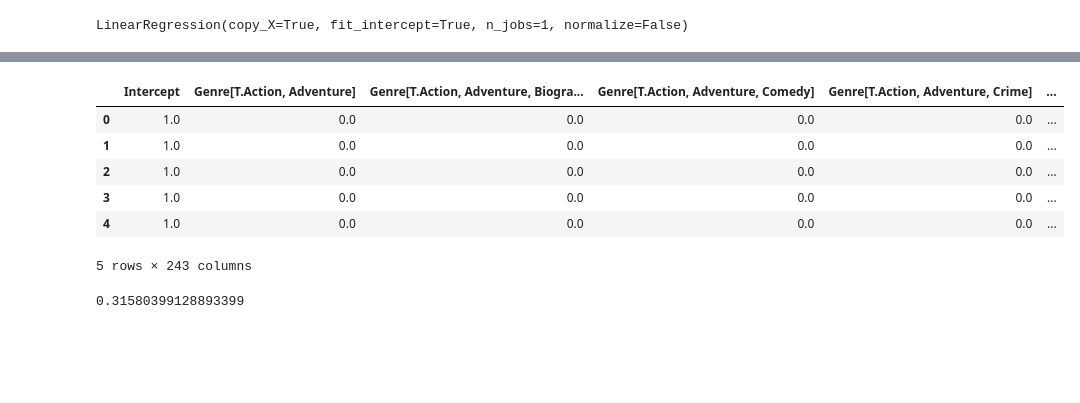
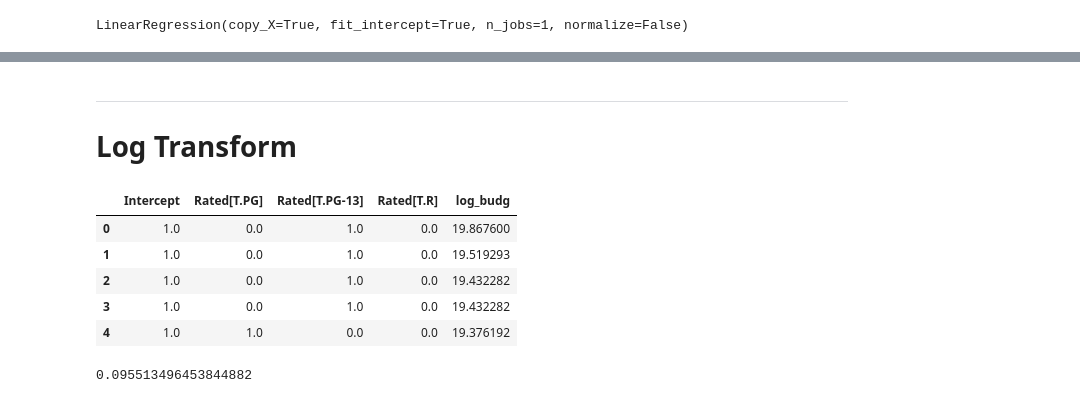
Before and after one commit to bryantbiggs/movie_torrents, a Jupyter notebook: Rating_Analysis_Draft1.ipynb, the cells around one changed output, grey strips where cells are left out. Cells and saved outputs as stored; diff of their text form; code cells hidden in the pictures; blank space fills up the shorter version.

```diff
--- a/Rating_Analysis_Draft1.ipynb
+++ b/Rating_Analysis_Draft1.ipynb
@@ -188,5 +146,5 @@ print(srt)
 # %%
-df_sub = df[['Prod_Budget', 'Genre', 'Total_Torrents']]
+df_sub = df[['Prod_Budget', 'Rated', 'Total_Torrents']]
 df_sub.describe()
 # %% [output]
 |  | Prod_Budget | Total_Torrents |
@@ -211,3 +169,7 @@ array([[<matplotlib.axes._subplots.AxesSubplot object at 0x...>,
+# %%
+# select only genres of significance
+rating = ['R', 'PG-13', 'PG', 'G']
+df_sub = df_sub.loc[df_sub['Rated'].isin(rating)]
 # %%
 from patsy import dmatrices
 
@@ -283,14 +278,16 @@ array([[<matplotlib.axes._subplots.AxesSubplot object at 0x...>,
+# %% [markdown]
+---
+# Log Transform
 # %%
-y, x = dmatrices('log_tor ~ log_budg + Genre', data=df_sub, return_type='dataframe')
+y, x = dmatrices('log_tor ~ log_budg + Rated', data=df_sub, return_type='dataframe')
 x.head()
 # %% [output]
-|  | Intercept | Genre[T.Action, Adventure] | Genre[T.Action, Adventure, Biogra... | Genre[T.Action, Adventure, Comedy] | Genre[T.Action, Adventure, Crime] | ... |
-| 0 | 1.0 | 0.0 | 0.0 | 0.0 | 0.0 | ... |
-| 1 | 1.0 | 0.0 | 0.0 | 0.0 | 0.0 | ... |
-| 2 | 1.0 | 0.0 | 0.0 | 0.0 | 0.0 | ... |
-| 3 | 1.0 | 0.0 | 0.0 | 0.0 | 0.0 | ... |
-| 4 | 1.0 | 0.0 | 0.0 | 0.0 | 0.0 | ... |
+|  | Intercept | Rated[T.PG] | Rated[T.PG-13] | Rated[T.R] | log_budg |
+| 0 | 1.0 | 0.0 | 1.0 | 0.0 | 19.867600 |
+| 1 | 1.0 | 0.0 | 1.0 | 0.0 | 19.519293 |
+| 2 | 1.0 | 0.0 | 1.0 | 0.0 | 19.432282 |
+| 3 | 1.0 | 0.0 | 1.0 | 0.0 | 19.432282 |
+| 4 | 1.0 | 1.0 | 0.0 | 0.0 | 19.376192 |
-5 rows × 243 columns
 # %%
 from sklearn.linear_model import LinearRegression
 
@@ -299,4 +296,4 @@ model.fit(x, y)
 
 model.score(x,y)
 # %% [output]
-0.31580399128893399
+0.095513496453844882
```
Also changed, not shown: parts of 26 cells of this notebook, 2 other files.
